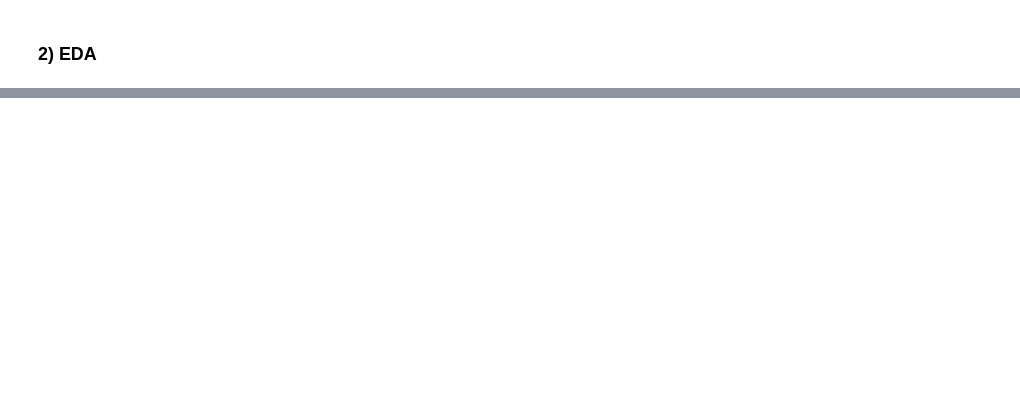
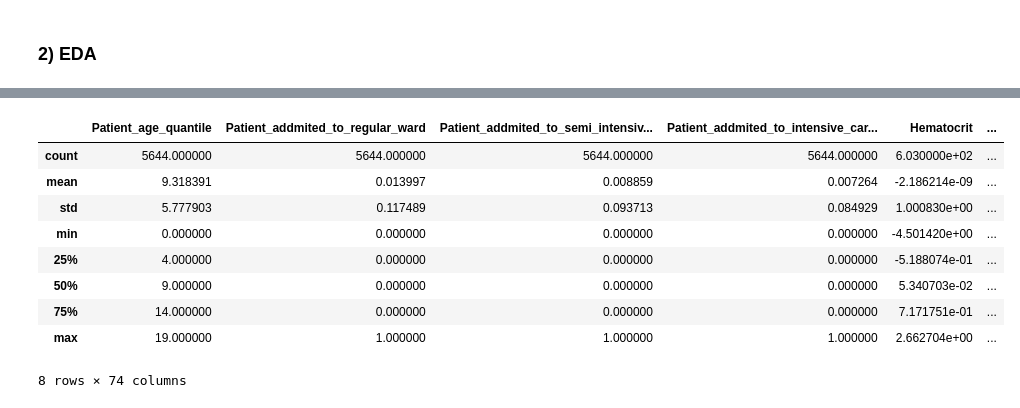
Before and after one commit to AnthonyJaquaniello/Machine_Learning, a Jupyter notebook: src/Covid.ipynb, the cells around one changed output, grey strips where cells are left out. Cells and saved outputs as stored; diff of their text form; code cells hidden in the pictures; blank space fills up the shorter version.

```diff
--- a/src/Covid.ipynb
+++ b/src/Covid.ipynb
@@ -95,0 +71,7 @@ covid.head()
+# %%
+covid = pd.read_excel('/media/anthony/USOPP/Kaggle/covid_dataset.xlsx')
+print('{} rows x {} columns'.format(covid.shape[0], covid.shape[1]))
+covid.columns = [i.replace(' (1=yes, 0=no)', '').\
+                 replace(' ', '_').\
+                 replace('-', '_') for i in covid.columns]
+covid.head()
@@ -95,0 +87,13 @@ covid.head()
+# %%
+covid.describe(include=['int64', 'float64'])
+# %% [output]
+|  | Patient_age_quantile | Patient_addmited_to_regular_ward | Patient_addmited_to_semi_intensiv... | Patient_addmited_to_intensive_car... | Hematocrit | ... |
+| count | 5644.000000 | 5644.000000 | 5644.000000 | 5644.000000 | 6.030000e+02 | ... |
+| mean | 9.318391 | 0.013997 | 0.008859 | 0.007264 | -2.186214e-09 | ... |
+| std | 5.777903 | 0.117489 | 0.093713 | 0.084929 | 1.000830e+00 | ... |
+| min | 0.000000 | 0.000000 | 0.000000 | 0.000000 | -4.501420e+00 | ... |
+| 25% | 4.000000 | 0.000000 | 0.000000 | 0.000000 | -5.188074e-01 | ... |
+| 50% | 9.000000 | 0.000000 | 0.000000 | 0.000000 | 5.340703e-02 | ... |
+| 75% | 14.000000 | 0.000000 | 0.000000 | 0.000000 | 7.171751e-01 | ... |
+| max | 19.000000 | 1.000000 | 1.000000 | 1.000000 | 2.662704e+00 | ... |
+8 rows × 74 columns
```
Also changed, not shown: parts of 19 cells of this notebook.
